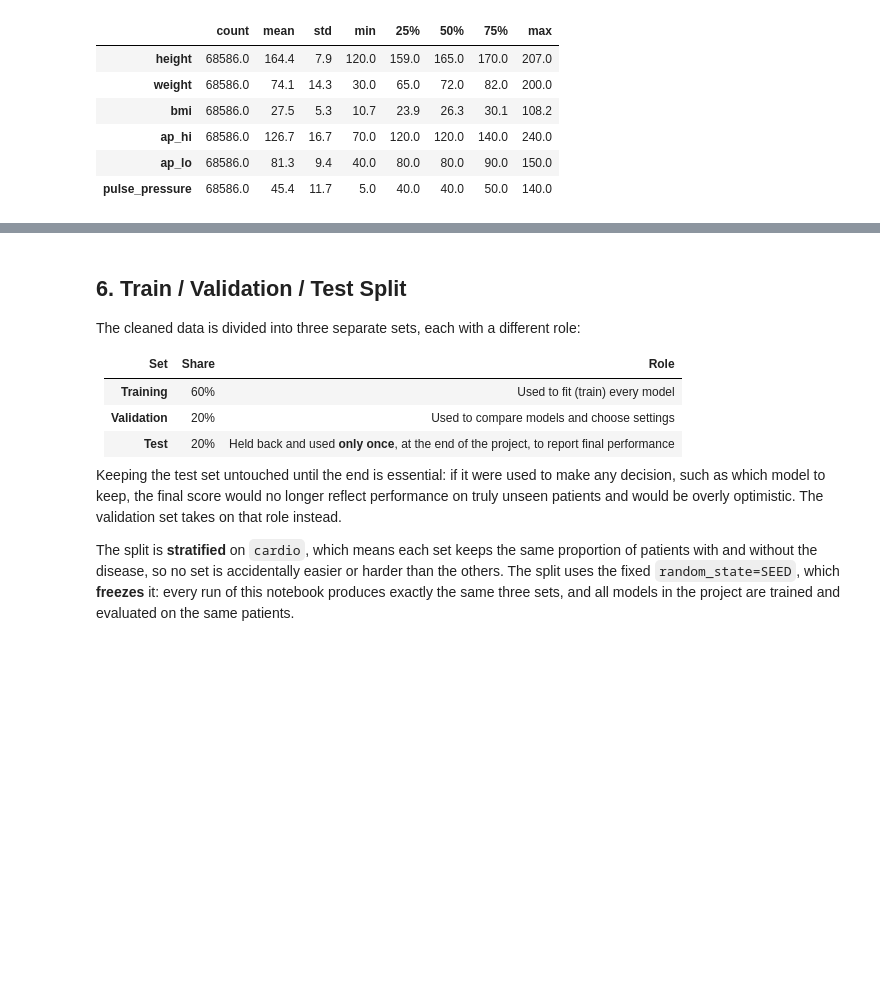
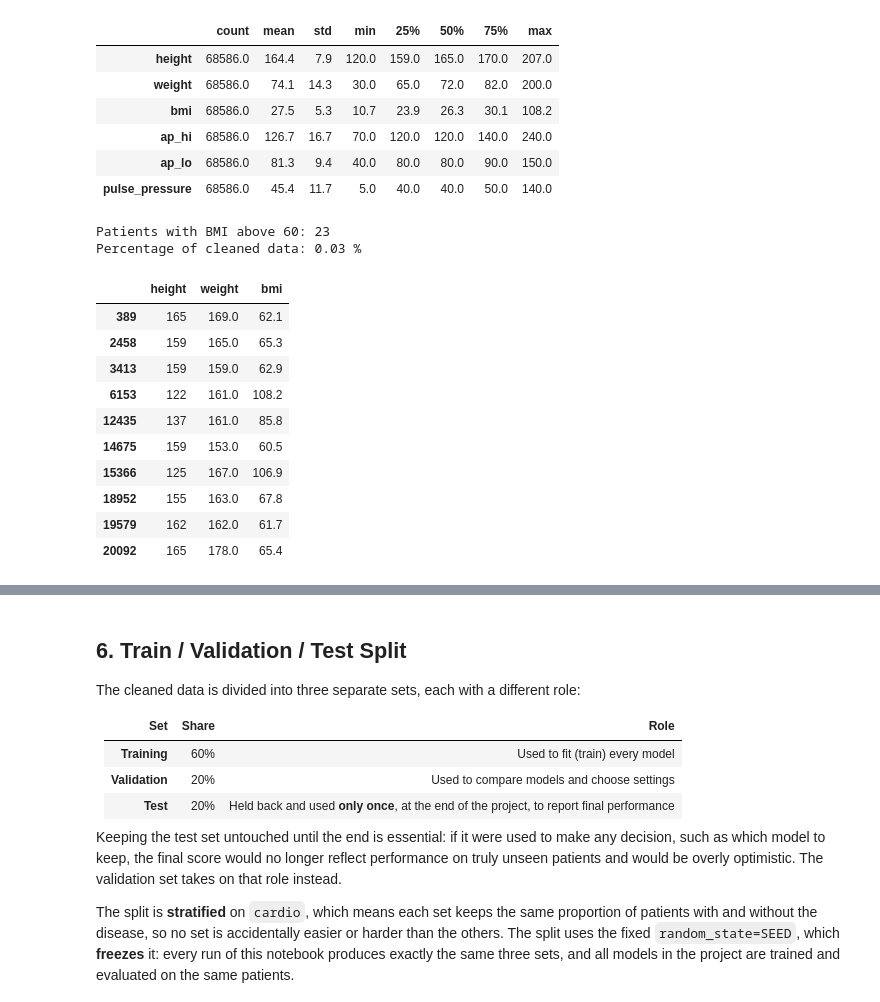
Before and after one commit to Kristina-Kojic/3000-AISE, a Jupyter notebook: DS3000_Project_Group01.ipynb, the cells around one changed output, grey strips where cells are left out. Cells and saved outputs as stored; diff of their text form; code cells hidden in the pictures; blank space fills up the shorter version.

Commit message:
Add BMI diagnostic check and smoke test

```diff
--- a/DS3000_Project_Group01.ipynb
+++ b/DS3000_Project_Group01.ipynb
@@ -477,3 +480,30 @@ clean_df[["height", "weight", "bmi", "ap_hi", "ap_lo", "pulse_pressure"]].descri
 | ap_hi | 68586.0 | 126.7 | 16.7 | 70.0 | 120.0 | 120.0 | 140.0 | 240.0 |
 | ap_lo | 68586.0 | 81.3 | 9.4 | 40.0 | 80.0 | 80.0 | 90.0 | 150.0 |
 | pulse_pressure | 68586.0 | 45.4 | 11.7 | 5.0 | 40.0 | 40.0 | 50.0 | 140.0 |
+# %%
+
+# Diagnostic check: investigate extreme BMI values
+# Some height/weight combinations may be unusual
+# even when each measurement passes the cleaning rules.
+
+extreme_bmi = clean_df[clean_df["bmi"] > 60]
+
+print("Patients with BMI above 60:", len(extreme_bmi))
+print("Percentage of cleaned data:",
+      round(len(extreme_bmi) / len(clean_df) * 100, 2), "%")
+
+display(extreme_bmi[["height", "weight", "bmi"]].head(10))
+# %% [output]
+Patients with BMI above 60: 23
+Percentage of cleaned data: 0.03 %
+|  | height | weight | bmi |
+| 389 | 165 | 169.0 | 62.1 |
+| 2458 | 159 | 165.0 | 65.3 |
+| 3413 | 159 | 159.0 | 62.9 |
+| 6153 | 122 | 161.0 | 108.2 |
+| 12435 | 137 | 161.0 | 85.8 |
+| 14675 | 159 | 153.0 | 60.5 |
+| 15366 | 125 | 167.0 | 106.9 |
+| 18952 | 155 | 163.0 | 67.8 |
+| 19579 | 162 | 162.0 | 61.7 |
+| 20092 | 165 | 178.0 | 65.4 |
```
Also changed, not shown: parts of 18 cells of this notebook.
